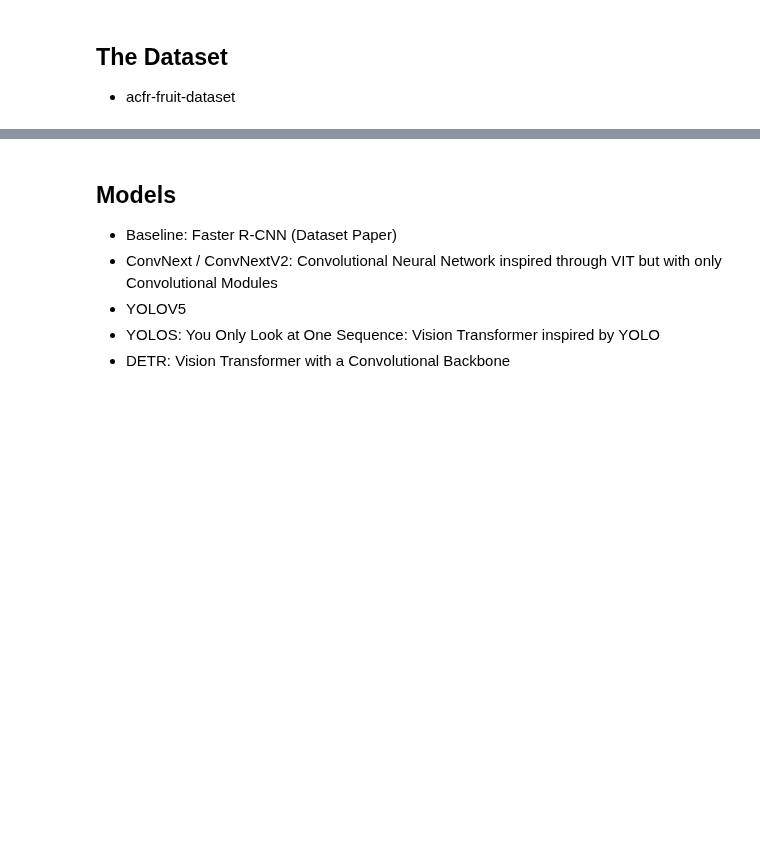
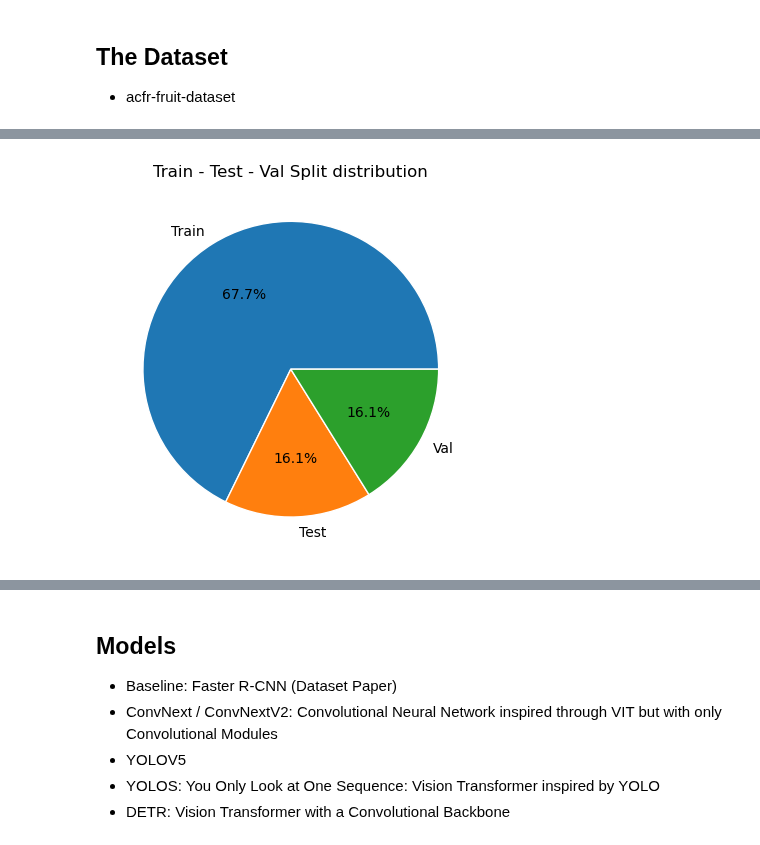
Before and after one commit to lkno0705/IndustrialApplicationsofAI, a Jupyter notebook: primary-sector/practical-agriculture/Yield_Estimation_for_Orchards.ipynb, the cells around one changed output, grey strips where cells are left out. Drawn from its saved outputs; the diff is of its cells as text; code cells hidden in the pictures; blank space fills up the shorter version.

```diff
--- a/primary-sector/practical-agriculture/Yield_Estimation_for_Orchards.ipynb
+++ b/primary-sector/practical-agriculture/Yield_Estimation_for_Orchards.ipynb
@@ -9,3 +9,21 @@
 # %% [markdown]
 ## The Dataset
 - acfr-fruit-dataset
+# %%
+import os.path
+
+import pandas as pd
+from os import listdir
+from tqdm import tqdm
+def build_annotation_dataframe(path: str) -> pd.DataFrame:
+    annotations = pd.DataFrame()
+    for i, annotation in enumerate(tqdm(listdir(path))):
+        part = pd.read_csv(os.path.join(path, annotation))
+        part["picture_id"] = [annotation[:-4] for i in range(len(part))]
+        part["picture_id"] = part["picture_id"].astype("string")
+        if i == 0:
+            annotations = part
+            continue
+        annotations = pd.concat([annotations,part])
+    annotations.reset_index(inplace=True, drop=True)
+    return annotations
@@ -11,0 +95,7 @@
+# %%
+x = [len(dataset["almonds"]["train_ids"]), len(dataset["almonds"]["test_ids"]), len(dataset["almonds"]["val_ids"])]
+plt.pie(x, labels=["Train", "Test", "Val"], autopct="%1.1f%%", wedgeprops=dict(edgecolor="w"))
+plt.title("Train - Test - Val Split distribution")
+plt.show()
+# %% [output]
+[figure, added]
```
Also changed, not shown: parts of 9 cells of this notebook.
